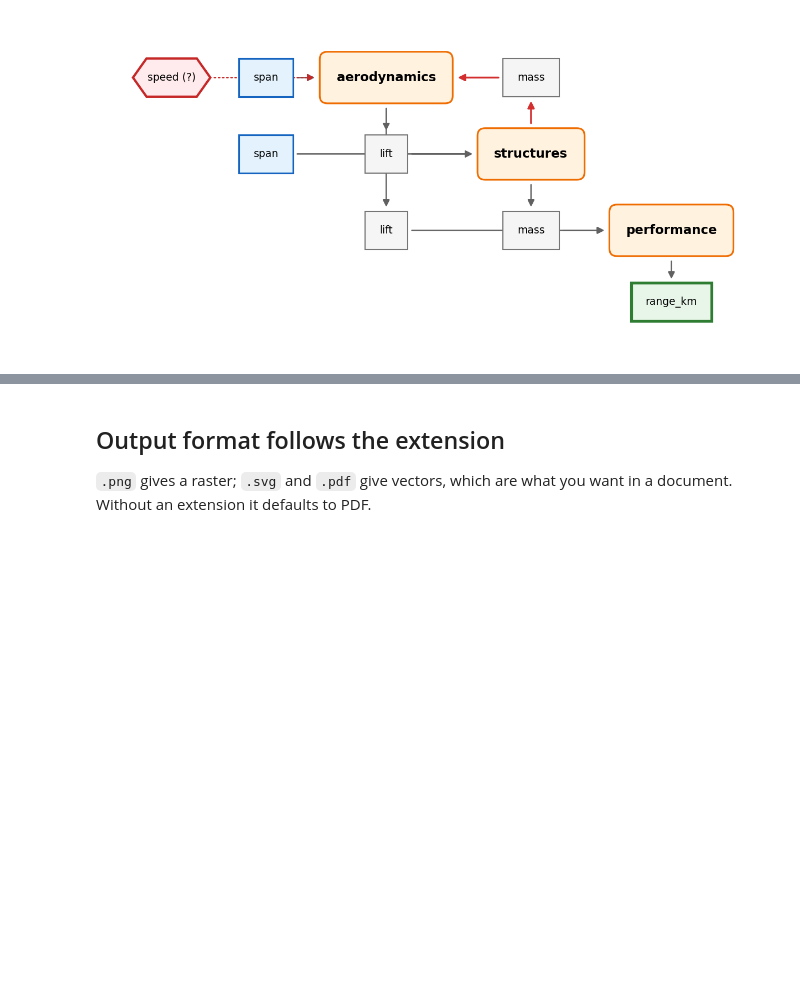
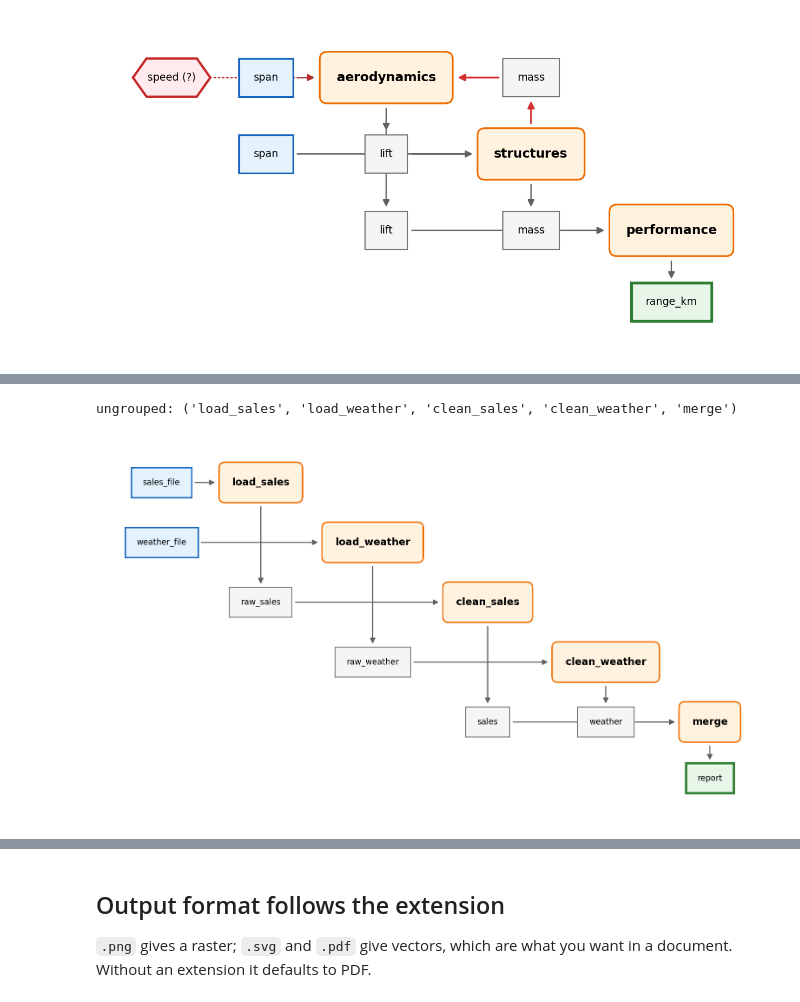
Before and after one commit to wghami/SmartMDAO, a Jupyter notebook: notebooks/02-visualization.ipynb, the cells around one changed output, grey strips where cells are left out. Cells and saved outputs as stored; diff of their text form; code cells hidden in the pictures; blank space fills up the shorter version.

```diff
--- a/notebooks/02-visualization.ipynb
+++ b/notebooks/02-visualization.ipynb
@@ -112,0 +119,32 @@ show(cyclic, ["span"], "missing")     # `speed` deliberately not supplied
+# %%
+def workflow(grouped):
+    g = (lambda name: name) if grouped else (lambda name: None)
+    flow = Pipeline(inputs=["sales_file", "weather_file"])
+
+    @flow.step(outputs=["raw_sales"], group=g("sales"))
+    def load_sales(sales_file: str) -> list:
+        return [3, 5, 8]
+
+    @flow.step(outputs=["raw_weather"], group=g("weather"))
+    def load_weather(weather_file: str) -> list:
+        return [21, 19, 24]
+
+    @flow.step(outputs=["sales"], group=g("sales"))
+    def clean_sales(raw_sales: list) -> list:
+        return [x for x in raw_sales if x > 0]
+
+    @flow.step(outputs=["weather"], group=g("weather"))
+    def clean_weather(raw_weather: list) -> list:
+        return sorted(raw_weather)
+
+    @flow.step(outputs=["report"])
+    def merge(sales: list, weather: list) -> dict:
+        return {"days": len(sales), "hottest": weather[-1]}
+
+    return flow
+
+print("ungrouped:", analyze(workflow(False)).execution_order)
+show(workflow(False), ["sales_file", "weather_file"], "workflow_plain")
+# %% [output]
+ungrouped: ('load_sales', 'load_weather', 'clean_sales', 'clean_weather', 'merge')
+[figure, added]
```
Also changed, not shown: parts of 7 cells of this notebook, 5 other files.
